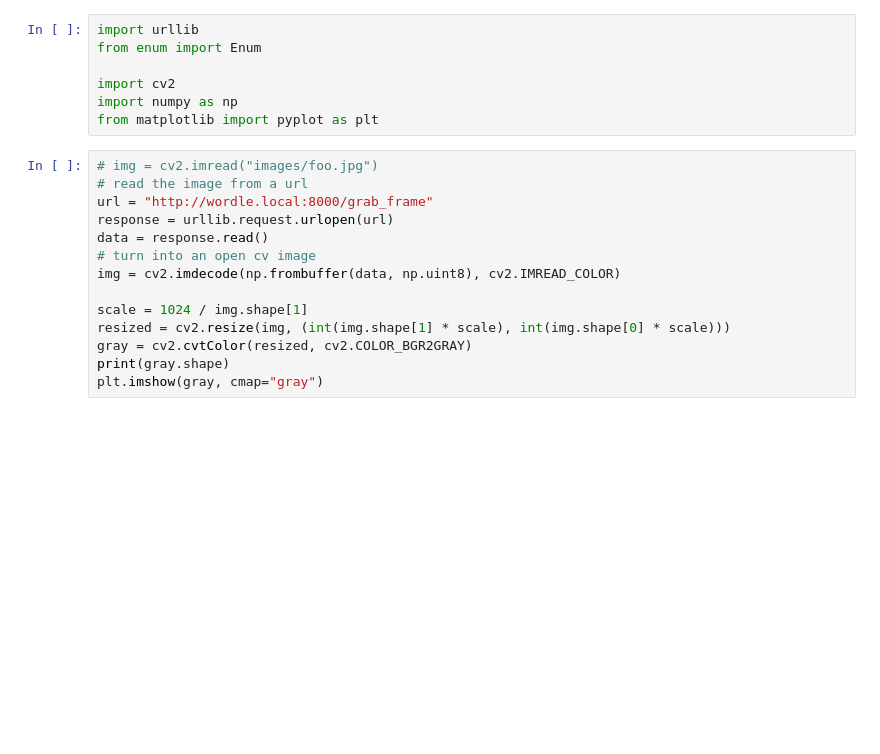
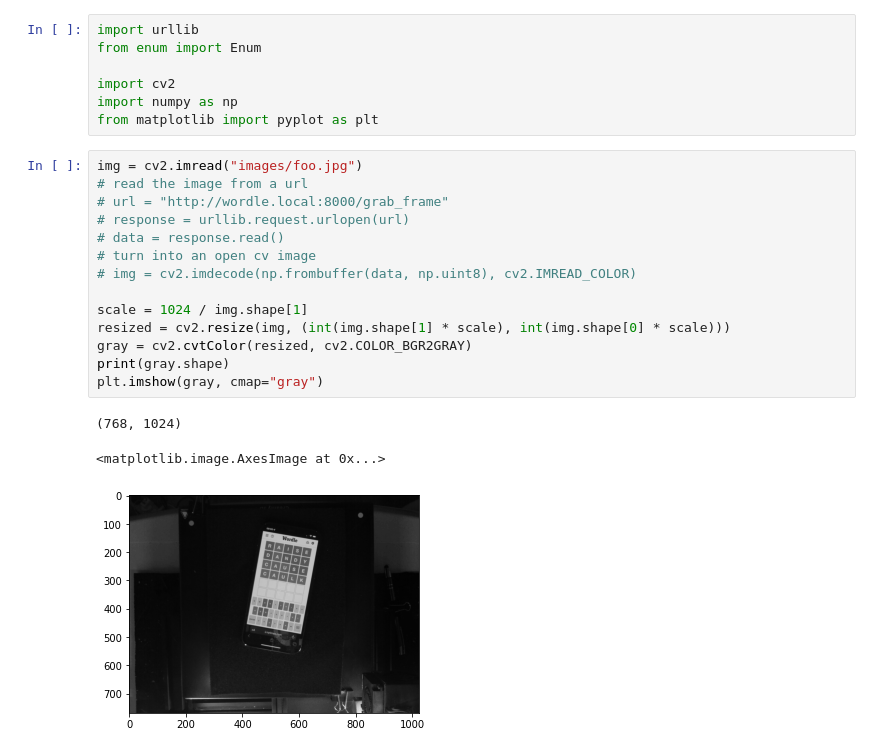
Before and after one commit to atomic14/wordle_robot, a Jupyter notebook: image_processing_test.ipynb, the cells around one changed output. Saved outputs shown, nothing was run; the diff lists cells and outputs as text; blank space fills up the shorter version.

```diff
--- a/image_processing_test.ipynb
+++ b/image_processing_test.ipynb
@@ -6,19 +6,23 @@ import cv2
 import numpy as np
 from matplotlib import pyplot as plt
 # %%
-# img = cv2.imread("images/foo.jpg")
+img = cv2.imread("images/foo.jpg")
 # read the image from a url
-url = "http://wordle.local:8000/grab_frame"
-response = urllib.request.urlopen(url)
-data = response.read()
+# url = "http://wordle.local:8000/grab_frame"
+# response = urllib.request.urlopen(url)
+# data = response.read()
 # turn into an open cv image
-img = cv2.imdecode(np.frombuffer(data, np.uint8), cv2.IMREAD_COLOR)
+# img = cv2.imdecode(np.frombuffer(data, np.uint8), cv2.IMREAD_COLOR)
 
 scale = 1024 / img.shape[1]
 resized = cv2.resize(img, (int(img.shape[1] * scale), int(img.shape[0] * scale)))
 gray = cv2.cvtColor(resized, cv2.COLOR_BGR2GRAY)
 print(gray.shape)
 plt.imshow(gray, cmap="gray")
+# %% [output]
+(768, 1024)
+<matplotlib.image.AxesImage at 0x...>
+[figure, added]
 # %%
 def find_corners(image):
     gray = cv2.cvtColor(image, cv2.COLOR_BGR2GRAY)
```
Also changed, not shown: parts of 4 cells of this notebook, 4 other files.
